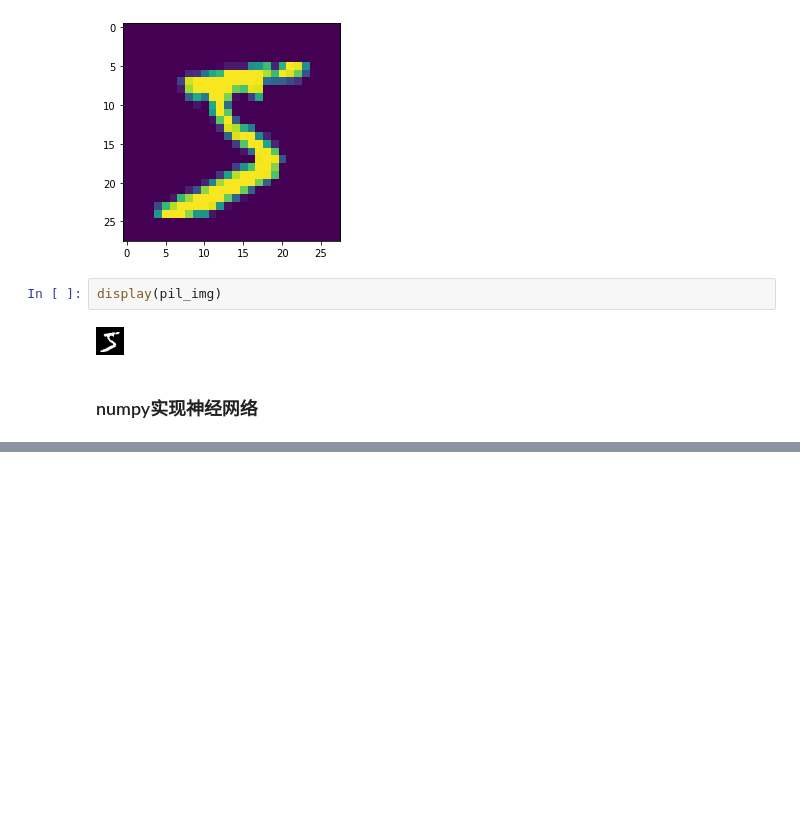
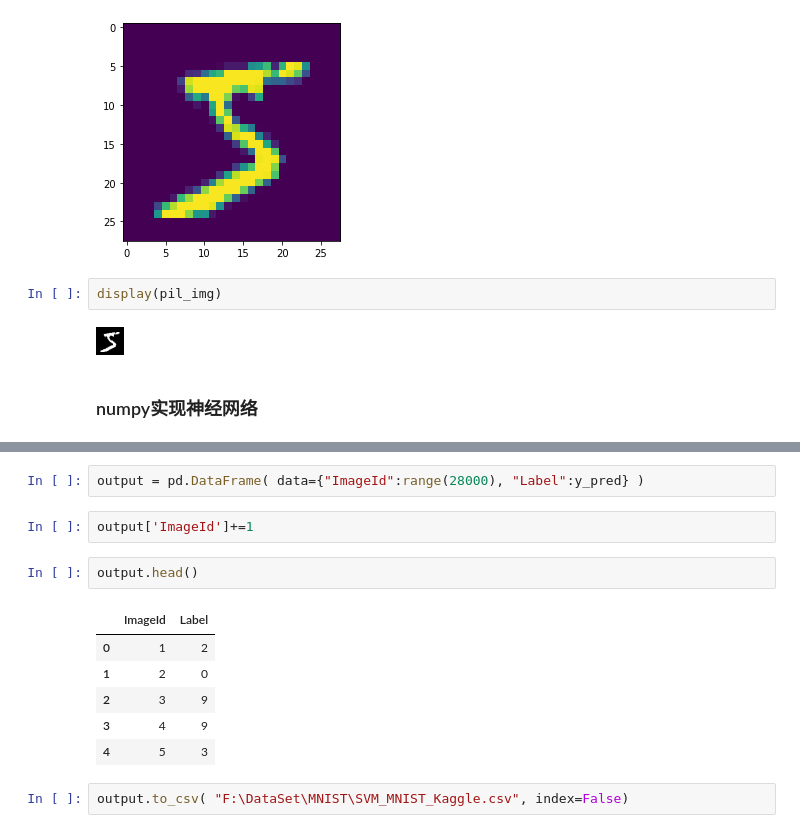
Before and after one commit to cjrzh/numpy-dl, a Jupyter notebook: Ch3 神经网络.ipynb, the cells around one changed output, grey strips where cells are left out. Cells and saved outputs as stored; diff of their text form; blank space fills up the shorter version.

```diff
--- a/Ch3 神经网络.ipynb
+++ b/Ch3 神经网络.ipynb
@@ -215,0 +355,15 @@ display-im6.q16: unable to open X server `localhost:10.0' @ error/display.c/Disp
+# %%
+output = pd.DataFrame( data={"ImageId":range(28000), "Label":y_pred} )
+# %%
+output['ImageId']+=1
+# %%
+output.head()
+# %% [output]
+|  | ImageId | Label |
+| 0 | 1 | 2 |
+| 1 | 2 | 0 |
+| 2 | 3 | 9 |
+| 3 | 4 | 9 |
+| 4 | 5 | 3 |
+# %%
+output.to_csv( "F:\DataSet\MNIST\SVM_MNIST_Kaggle.csv", index=False)
```
Also changed, not shown: parts of 39 cells of this notebook, 1 other file.
